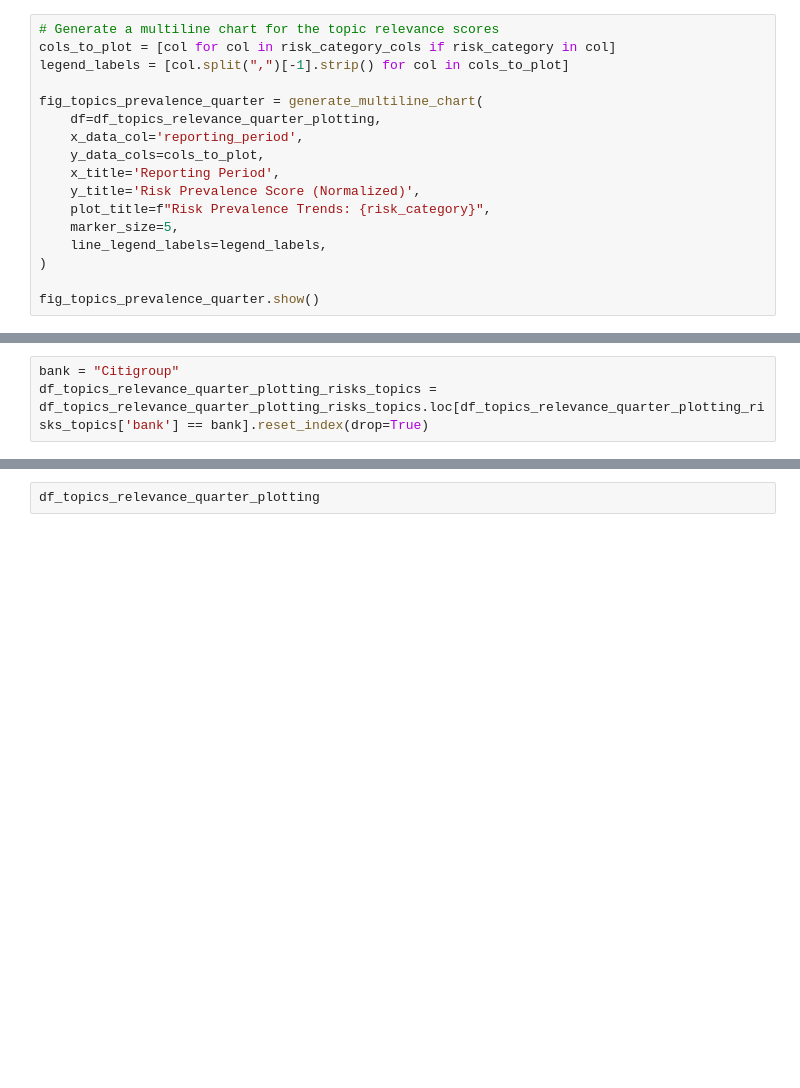
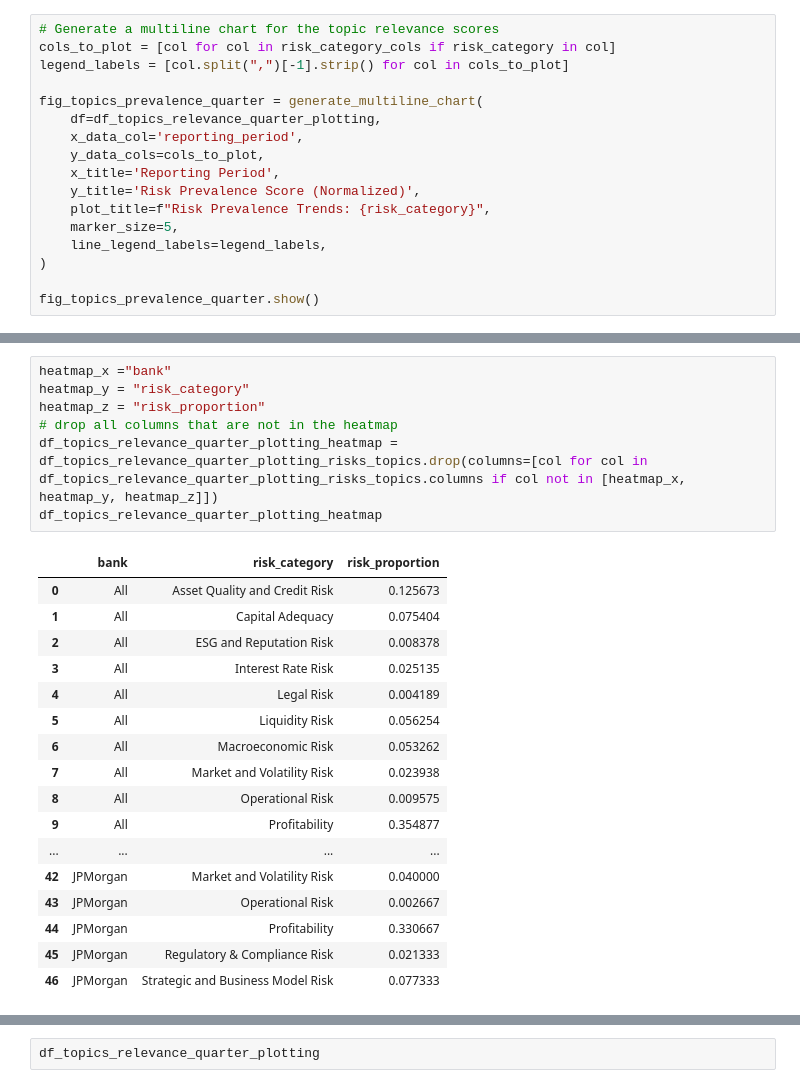
Before and after one commit to zr03/bank-of-eng-risk-monitoring, a Jupyter notebook: boe_risk_monitoring/nlp/nlp.ipynb, the cells around one changed output, grey strips where cells are left out. Saved outputs shown, nothing was run; the diff lists cells and outputs as text; blank space fills up the shorter version.

```diff
--- a/boe_risk_monitoring/nlp/nlp.ipynb
+++ b/boe_risk_monitoring/nlp/nlp.ipynb
@@ -2032,3 +2052,25 @@ df_topics_relevance_quarter_plotting_risks_topics
-# %%
-bank = "Citigroup"
-df_topics_relevance_quarter_plotting_risks_topics = df_topics_relevance_quarter_plotting_risks_topics.loc[df_topics_relevance_quarter_plotting_risks_topics['bank'] == bank].reset_index(drop=True)
+# %%
+heatmap_x ="bank"
+heatmap_y = "risk_category"
+heatmap_z = "risk_proportion"
+# drop all columns that are not in the heatmap
+df_topics_relevance_quarter_plotting_heatmap = df_topics_relevance_quarter_plotting_risks_topics.drop(columns=[col for col in df_topics_relevance_quarter_plotting_risks_topics.columns if col not in [heatmap_x, heatmap_y, heatmap_z]])
+df_topics_relevance_quarter_plotting_heatmap
+# %% [output]
+|  | bank | risk_category | risk_proportion |
+| 0 | All | Asset Quality and Credit Risk | 0.125673 |
+| 1 | All | Capital Adequacy | 0.075404 |
+| 2 | All | ESG and Reputation Risk | 0.008378 |
+| 3 | All | Interest Rate Risk | 0.025135 |
+| 4 | All | Legal Risk | 0.004189 |
+| 5 | All | Liquidity Risk | 0.056254 |
+| 6 | All | Macroeconomic Risk | 0.053262 |
+| 7 | All | Market and Volatility Risk | 0.023938 |
+| 8 | All | Operational Risk | 0.009575 |
+| 9 | All | Profitability | 0.354877 |
+| ... | ... | ... | ... |
+| 42 | JPMorgan | Market and Volatility Risk | 0.040000 |
+| 43 | JPMorgan | Operational Risk | 0.002667 |
+| 44 | JPMorgan | Profitability | 0.330667 |
+| 45 | JPMorgan | Regulatory & Compliance Risk | 0.021333 |
+| 46 | JPMorgan | Strategic and Business Model Risk | 0.077333 |
```
Also changed, not shown: parts of 15 cells of this notebook.
